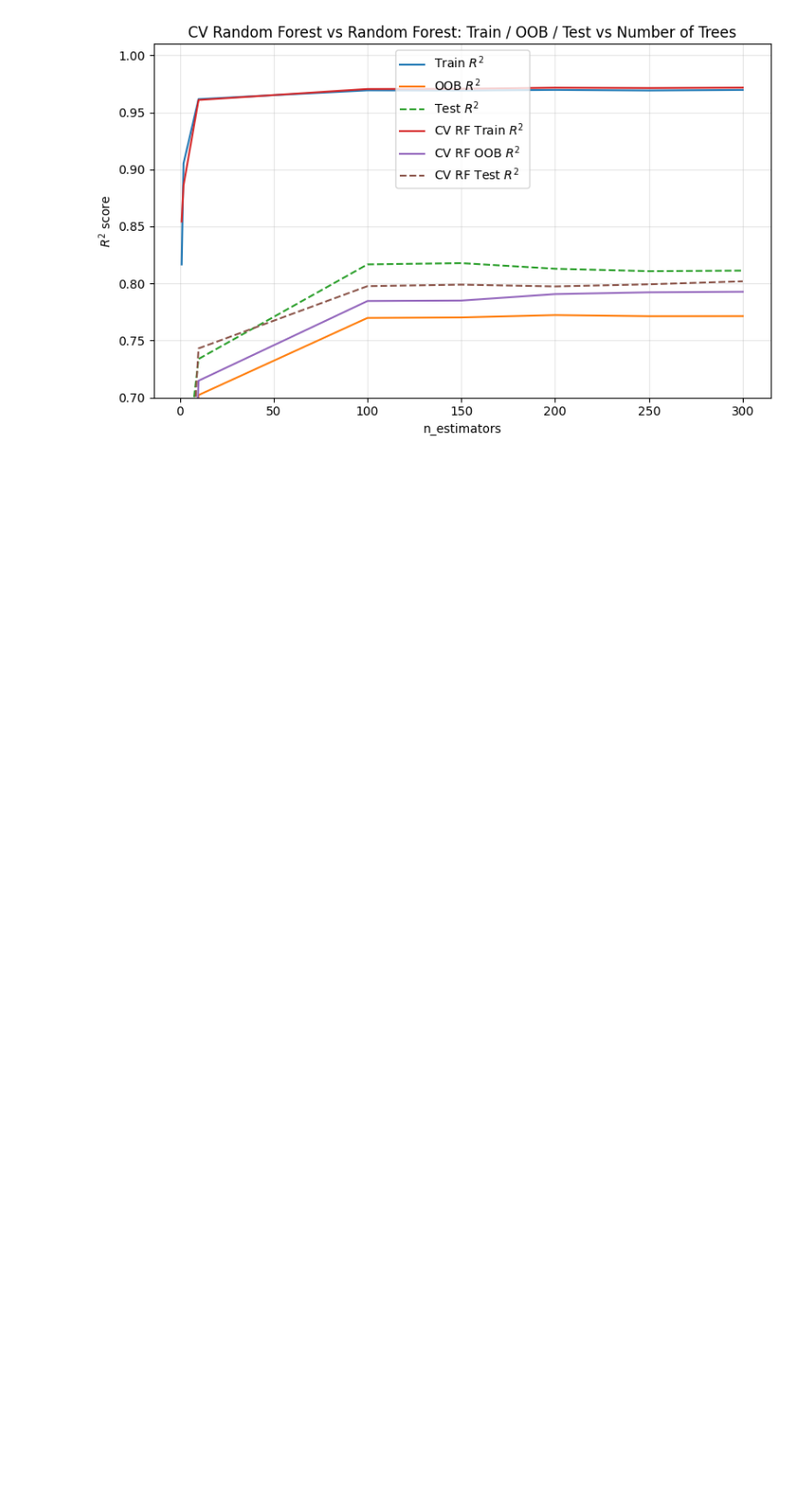
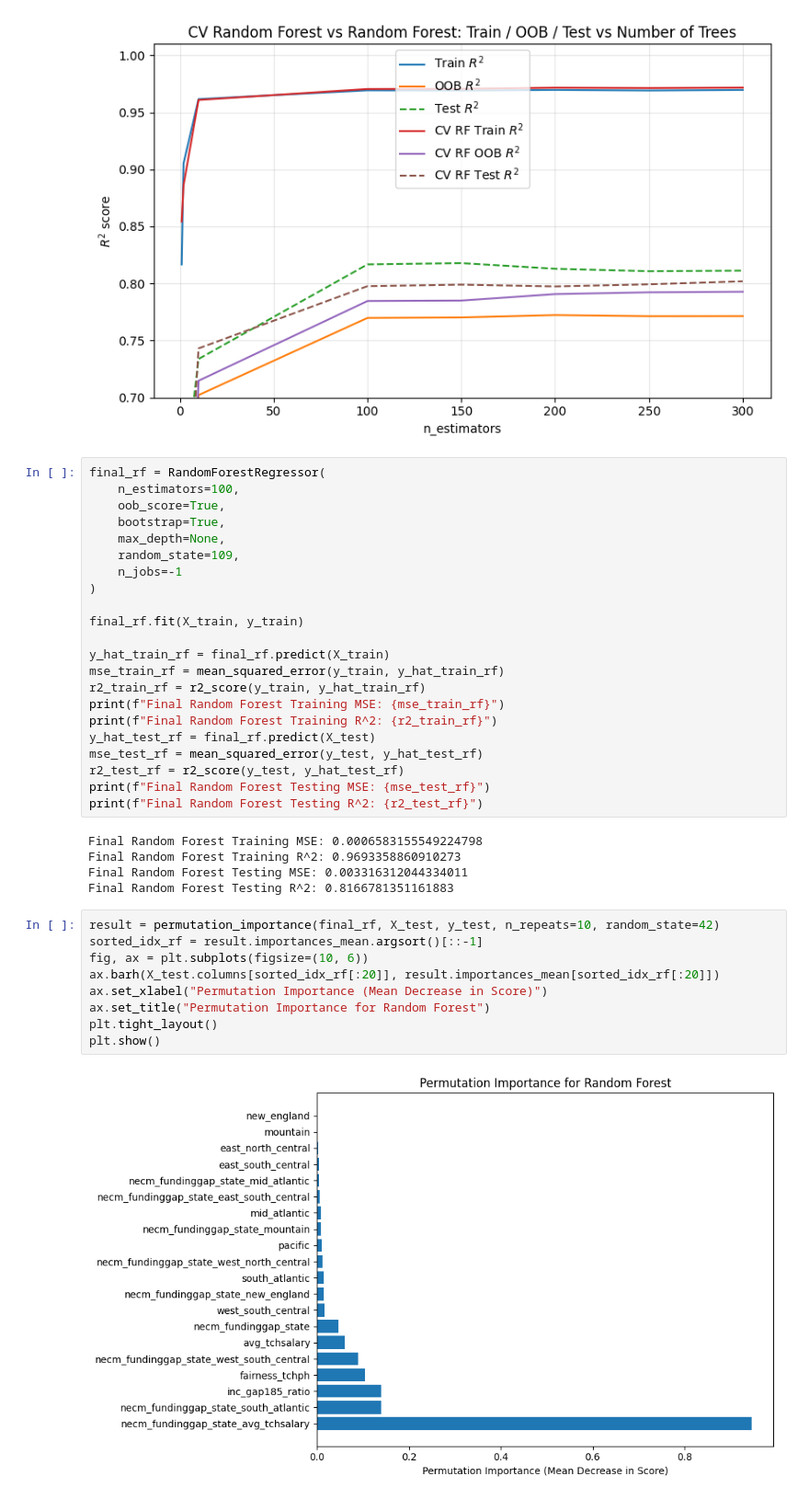
Before and after one commit to garland342/cs_1090a_project, a Jupyter notebook: cs1090a_project.ipynb, the cells around one changed output. Shown at 92% size. Cells and saved outputs as stored; diff of their text form; blank space fills up the shorter version.

```diff
--- a/cs1090a_project.ipynb
+++ b/cs1090a_project.ipynb
@@ -607,3 +647,41 @@ plt.grid(alpha=0.3)
 plt.tight_layout()
 # %% [output]
 [figure]
+# %%
+final_rf = RandomForestRegressor(
+    n_estimators=100,
+    oob_score=True,
+    bootstrap=True,
+    max_depth=None,
+    random_state=109,
+    n_jobs=-1
+)
+
+final_rf.fit(X_train, y_train)
+
+y_hat_train_rf = final_rf.predict(X_train)
+mse_train_rf = mean_squared_error(y_train, y_hat_train_rf)
+r2_train_rf = r2_score(y_train, y_hat_train_rf)
+print(f"Final Random Forest Training MSE: {mse_train_rf}")
+print(f"Final Random Forest Training R^2: {r2_train_rf}")
+y_hat_test_rf = final_rf.predict(X_test)
+mse_test_rf = mean_squared_error(y_test, y_hat_test_rf)
+r2_test_rf = r2_score(y_test, y_hat_test_rf)
+print(f"Final Random Forest Testing MSE: {mse_test_rf}")
+print(f"Final Random Forest Testing R^2: {r2_test_rf}")
+# %% [output]
+Final Random Forest Training MSE: 0.0006583155549224798
+Final Random Forest Training R^2: 0.9693358860910273
+Final Random Forest Testing MSE: 0.003316312044334011
+Final Random Forest Testing R^2: 0.8166781351161883
+# %%
+result = permutation_importance(final_rf, X_test, y_test, n_repeats=10, random_state=42)
+sorted_idx_rf = result.importances_mean.argsort()[::-1]
+fig, ax = plt.subplots(figsize=(10, 6))
+ax.barh(X_test.columns[sorted_idx_rf[:20]], result.importances_mean[sorted_idx_rf[:20]])
+ax.set_xlabel("Permutation Importance (Mean Decrease in Score)")
+ax.set_title("Permutation Importance for Random Forest")
+plt.tight_layout()
+plt.show()
+# %% [output]
+[figure, added]
```
Also changed, not shown: parts of 4 cells of this notebook.
